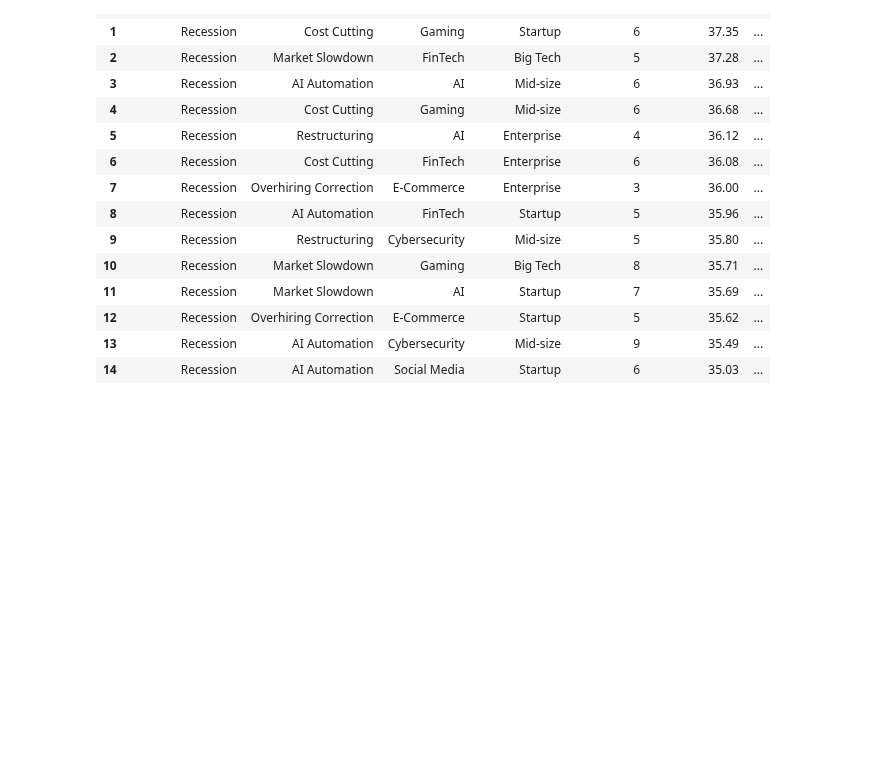
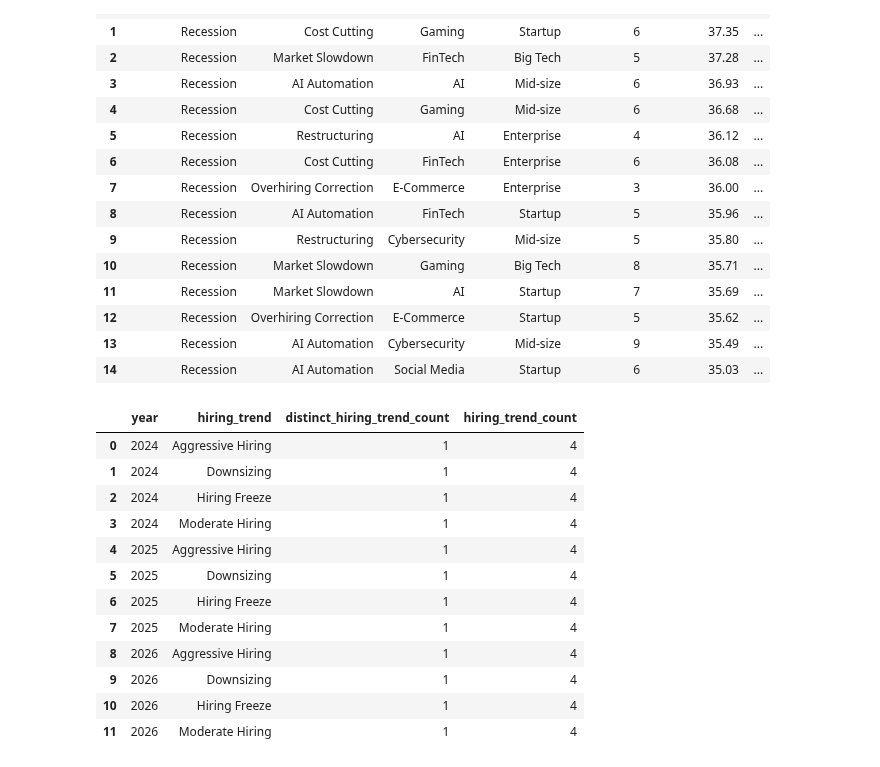
Before and after one commit to Ishasavani1402/Data-Analytics, a Jupyter notebook: tech_layoffs_hiring_trends/EDA.ipynb, the cells around one changed output. Saved outputs shown, nothing was run; the diff lists cells and outputs as text; code cells hidden in the pictures; blank space fills up the shorter version.

```diff
--- a/tech_layoffs_hiring_trends/EDA.ipynb
+++ b/tech_layoffs_hiring_trends/EDA.ipynb
@@ -970,3 +970,20 @@ LIMIT 15;"""),engine)
 | 12 | Recession | Overhiring Correction | E-Commerce | Startup | 5 | 35.62 | ... |
 | 13 | Recession | AI Automation | Cybersecurity | Mid-size | 9 | 35.49 | ... |
 | 14 | Recession | AI Automation | Social Media | Startup | 6 | 35.03 | ... |
+# %%
+pd.read_sql_query(text("""select year , hiring_trend , count(Distinct hiring_trend) as distinct_hiring_trend_count,
+count(*) over(partition by year) as hiring_trend_count from clean_dataset group by year , hiring_trend order by year"""),engine)
+# %% [output]
+|  | year | hiring_trend | distinct_hiring_trend_count | hiring_trend_count |
+| 0 | 2024 | Aggressive Hiring | 1 | 4 |
+| 1 | 2024 | Downsizing | 1 | 4 |
+| 2 | 2024 | Hiring Freeze | 1 | 4 |
+| 3 | 2024 | Moderate Hiring | 1 | 4 |
+| 4 | 2025 | Aggressive Hiring | 1 | 4 |
+| 5 | 2025 | Downsizing | 1 | 4 |
+| 6 | 2025 | Hiring Freeze | 1 | 4 |
+| 7 | 2025 | Moderate Hiring | 1 | 4 |
+| 8 | 2026 | Aggressive Hiring | 1 | 4 |
+| 9 | 2026 | Downsizing | 1 | 4 |
+| 10 | 2026 | Hiring Freeze | 1 | 4 |
+| 11 | 2026 | Moderate Hiring | 1 | 4 |
```
Also changed, not shown: 1 other file.
